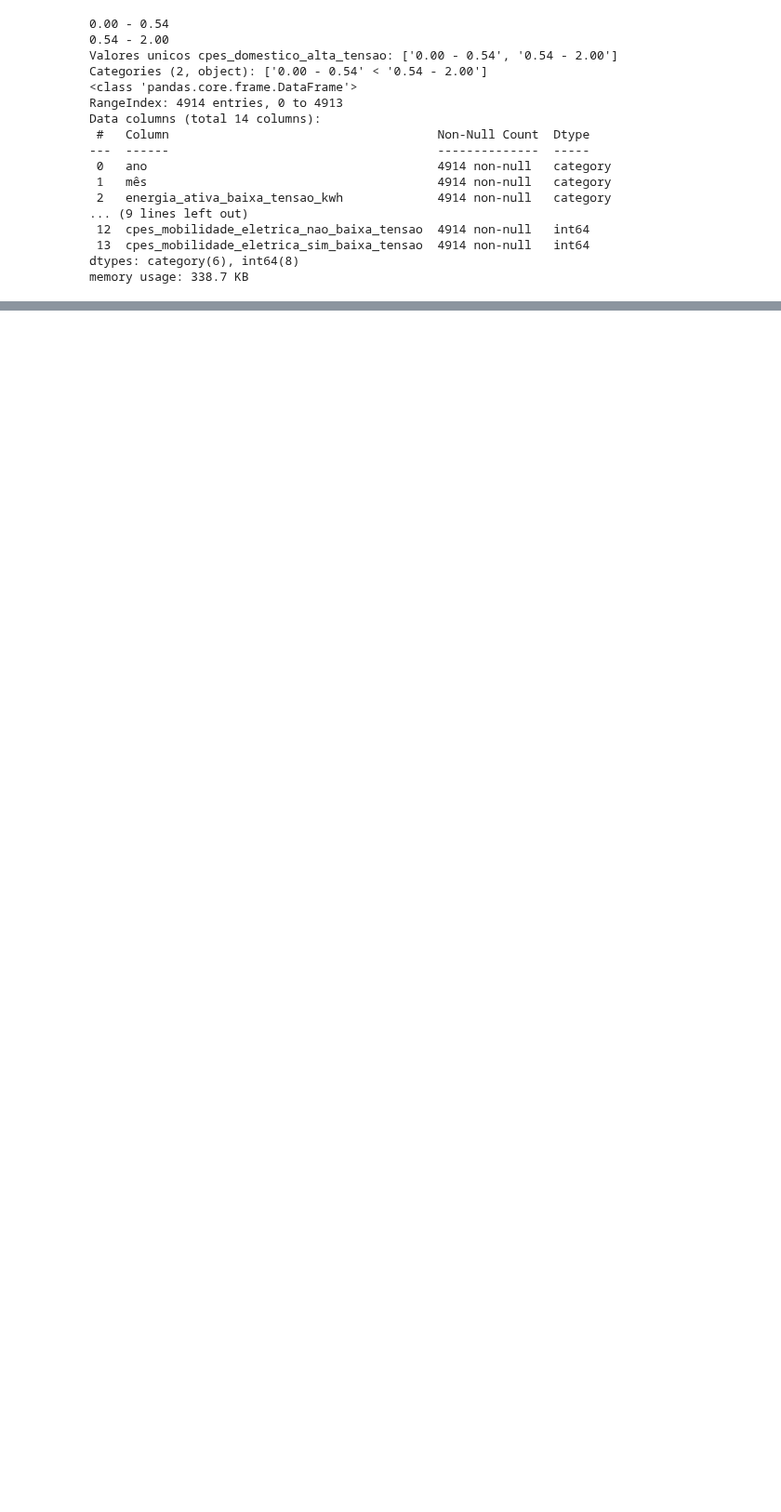
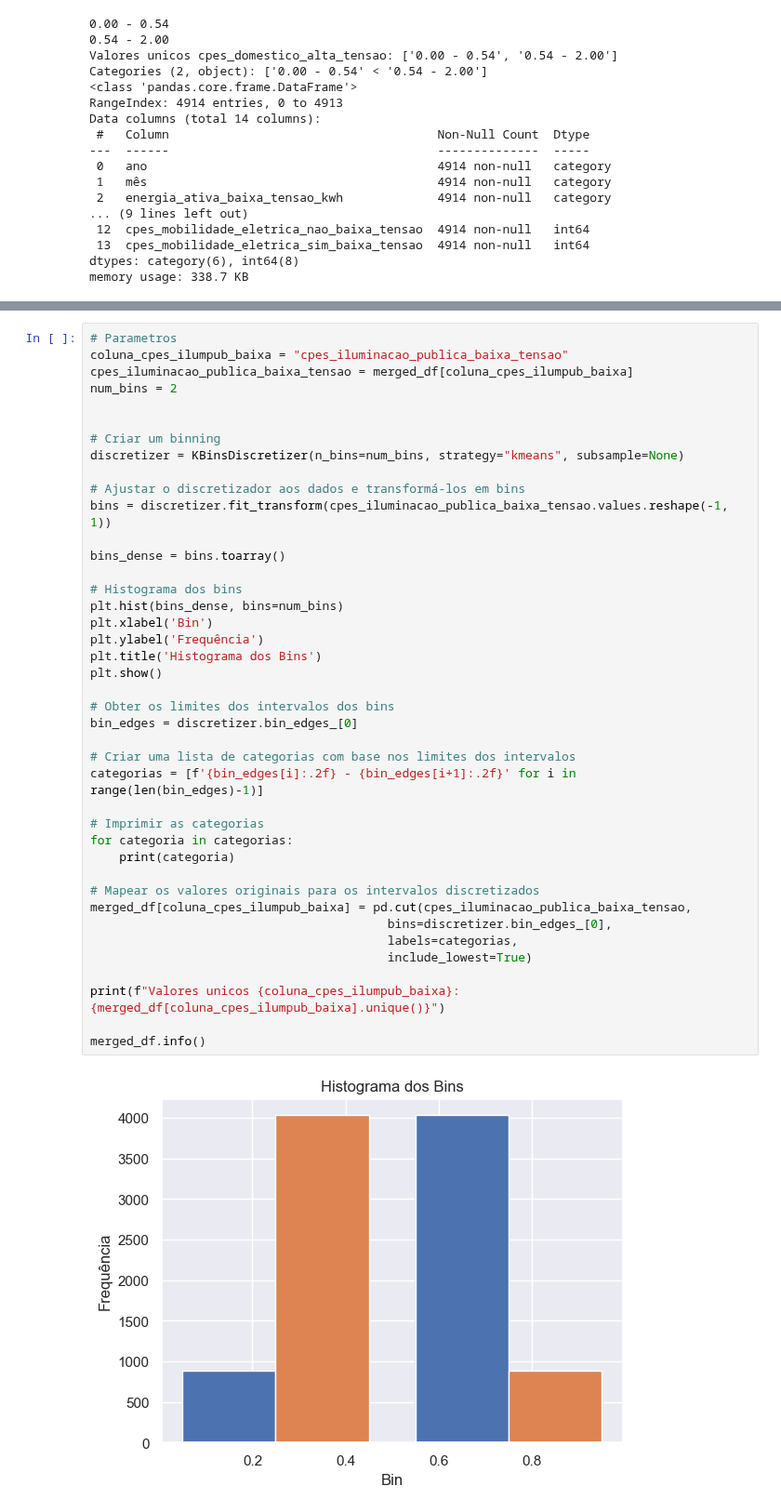
Before and after one commit to kreativermario/Projeto-DECD, a Jupyter notebook: notebooks/data_preparation_categoric.ipynb, the cells around one changed output, grey strips where cells are left out. Shown at 93% size. Cells and saved outputs as stored; diff of their text form; blank space fills up the shorter version.

Commit message:
Preparacao dados categorica (falta confirmar as novas e criar os gráficos, remover as nao necessarias e alterar os bins)

```diff
--- a/notebooks/data_preparation_categoric.ipynb
+++ b/notebooks/data_preparation_categoric.ipynb
@@ -421,0 +438,43 @@ memory usage: 338.7 KB
+# %%
+# Parametros
+coluna_cpes_ilumpub_baixa = "cpes_iluminacao_publica_baixa_tensao"
+cpes_iluminacao_publica_baixa_tensao = merged_df[coluna_cpes_ilumpub_baixa]
+num_bins = 2
+
+
+# Criar um binning
+discretizer = KBinsDiscretizer(n_bins=num_bins, strategy="kmeans", subsample=None)
+
+# Ajustar o discretizador aos dados e transformá-los em bins
+bins = discretizer.fit_transform(cpes_iluminacao_publica_baixa_tensao.values.reshape(-1, 1))
+
+bins_dense = bins.toarray()
+
+# Histograma dos bins
+plt.hist(bins_dense, bins=num_bins)
+plt.xlabel('Bin')
+plt.ylabel('Frequência')
+plt.title('Histograma dos Bins')
+plt.show()
+
+# Obter os limites dos intervalos dos bins
+bin_edges = discretizer.bin_edges_[0]
+
+# Criar uma lista de categorias com base nos limites dos intervalos
+categorias = [f'{bin_edges[i]:.2f} - {bin_edges[i+1]:.2f}' for i in range(len(bin_edges)-1)]
+
+# Imprimir as categorias
+for categoria in categorias:
+    print(categoria)
+
+# Mapear os valores originais para os intervalos discretizados
+merged_df[coluna_cpes_ilumpub_baixa] = pd.cut(cpes_iluminacao_publica_baixa_tensao,
+                                         bins=discretizer.bin_edges_[0],
+                                         labels=categorias,
+                                         include_lowest=True)
+
+print(f"Valores unicos {coluna_cpes_ilumpub_baixa}: {merged_df[coluna_cpes_ilumpub_baixa].unique()}")
+
+merged_df.info()
+# %% [output]
+[figure, added]
```
Also changed, not shown: parts of 17 cells of this notebook.
